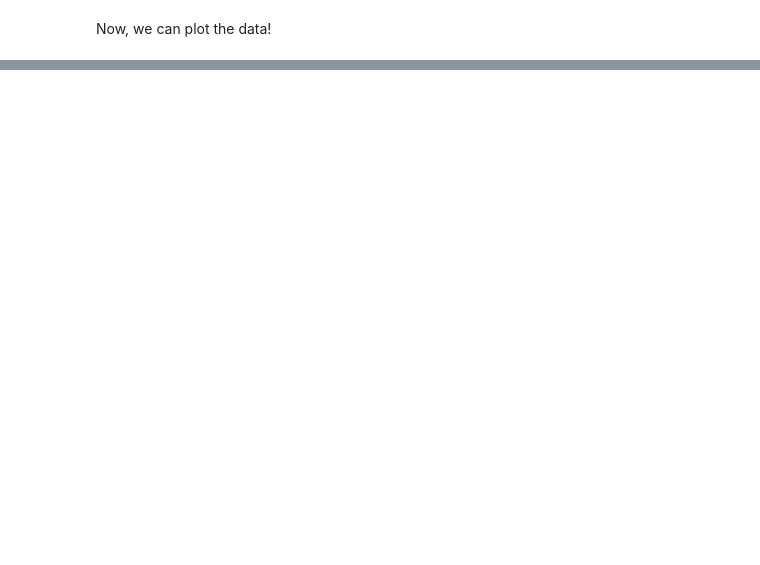
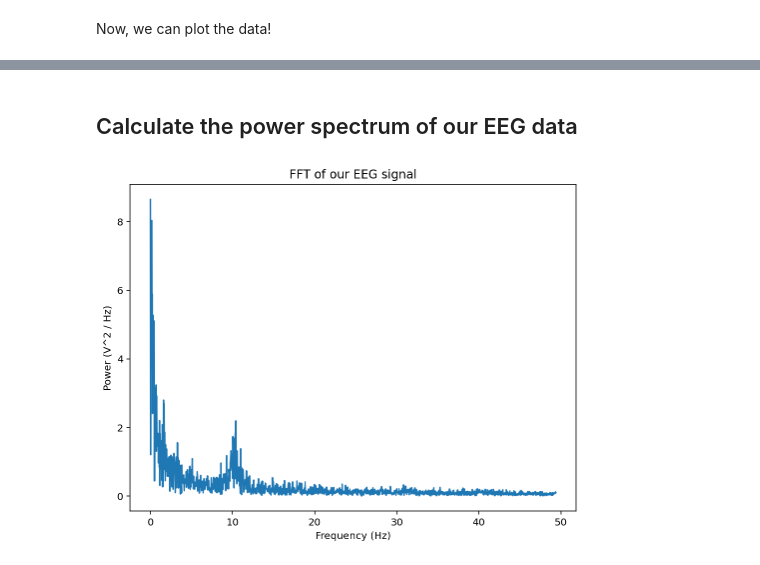
Before and after one commit to BIPN145/Utilities, a Jupyter notebook: analyzeEEGdata.ipynb, the cells around one changed output, grey strips where cells are left out. Drawn from its saved outputs; the diff is of its cells as text; code cells hidden in the pictures; blank space fills up the shorter version.

```diff
--- a/analyzeEEGdata.ipynb
+++ b/analyzeEEGdata.ipynb
@@ -224,0 +160,21 @@ If you want to run this code again on a different dataset (e.g., for eyes open i
+# %% [markdown]
+##  Calculate the power spectrum of our EEG data
+# %%
+# Calculate the fourier transform of complex signal
+ft = np.fft.fft(recording)/len(timestamps) # Compute the fft, normalized by time
+
+# Find frequency values for the x axis
+nyq = sampling_freq/2 # Determine the nyquist frequency
+
+# Create freq bins for plotting by creating a vector from 0 to nyquist, with as many points as in fft
+fx_bins = np.linspace(0,nyq,int(np.floor(len(recording)/2))+1)
+
+# plotting up to 200 Hz
+plt.figure(figsize=(8, 6))
+plt.plot(fx_bins[0:1500],abs(ft[0:1500]))
+plt.ylabel('Power (V^2 / Hz)')
+plt.xlabel('Frequency (Hz)')
+plt.title('FFT of our EEG signal')
+plt.show()
+# %% [output]
+[figure, added]
```
Also changed, not shown: parts of 41 cells of this notebook, 1 other file.
